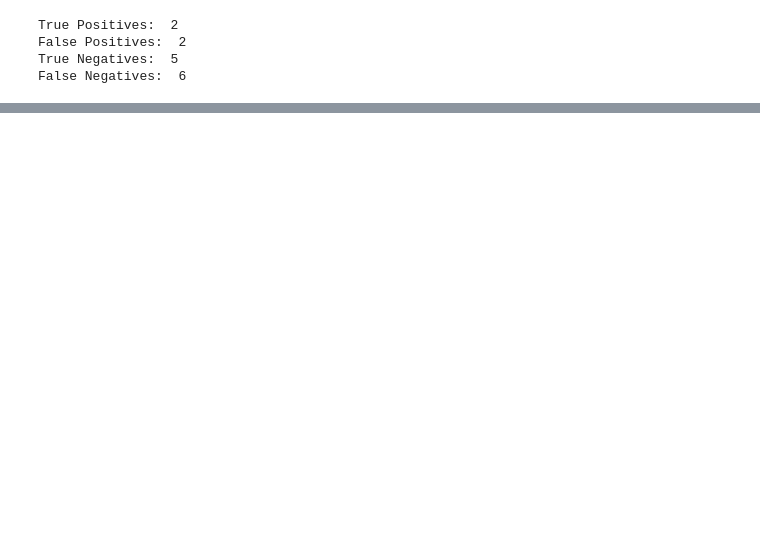
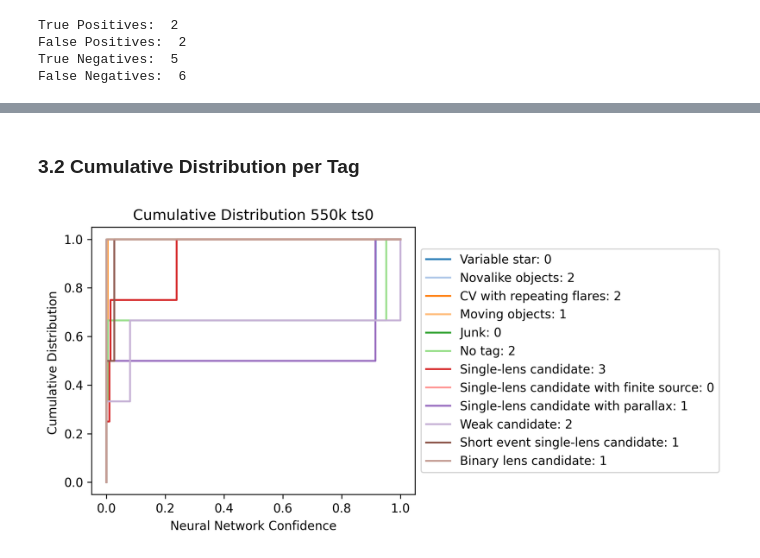
Before and after one commit to stelais/tiana, a Jupyter notebook: metrics_plotter/metrics_note.ipynb, the cells around one changed output, grey strips where cells are left out. Saved outputs shown, nothing was run; the diff lists cells and outputs as text; code cells hidden in the pictures; blank space fills up the shorter version.

```diff
--- a/metrics_plotter/metrics_note.ipynb
+++ b/metrics_plotter/metrics_note.ipynb
@@ -49,0 +76,8 @@ mp.inference_cumulative_distribution(inference_with_threshold, show_plot=True)
+# %% [markdown]
+### 3.2 Cumulative Distribution per Tag
+# %%
+mp.inference_cumulative_distribution_per_tag(inference_with_threshold_=inference_with_threshold,
+                                             inference_path_=inference_folder, dataset_type_=dataset_type, test_split_=test_split,
+                                             show_plot_=True)
+# %% [output]
+[figure, added]
```
Also changed, not shown: parts of 14 cells of this notebook, 3 other files.
